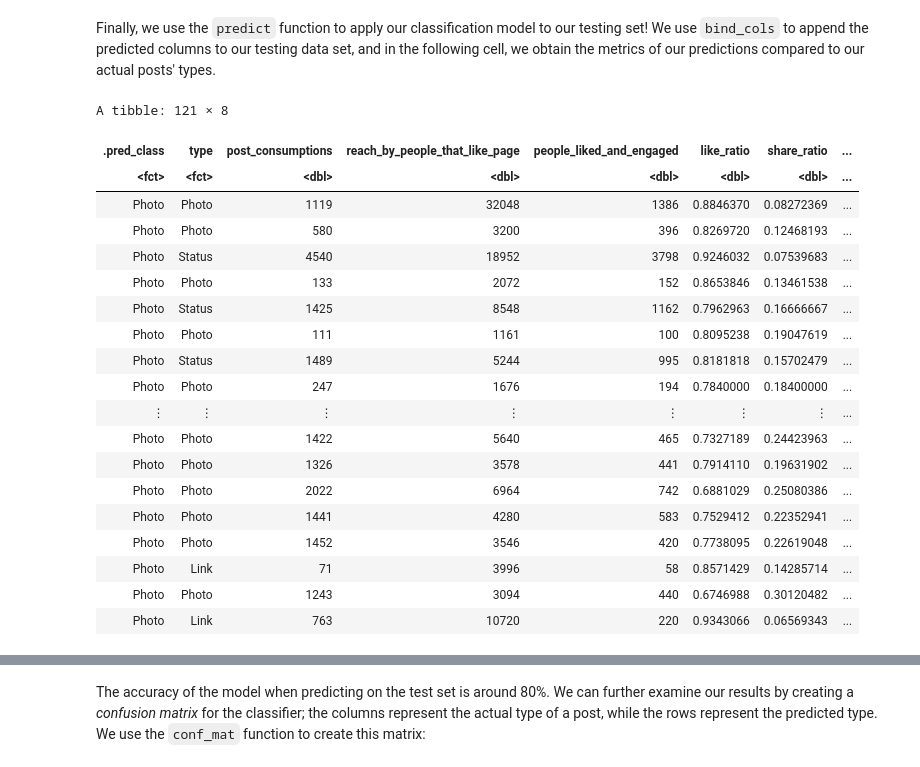
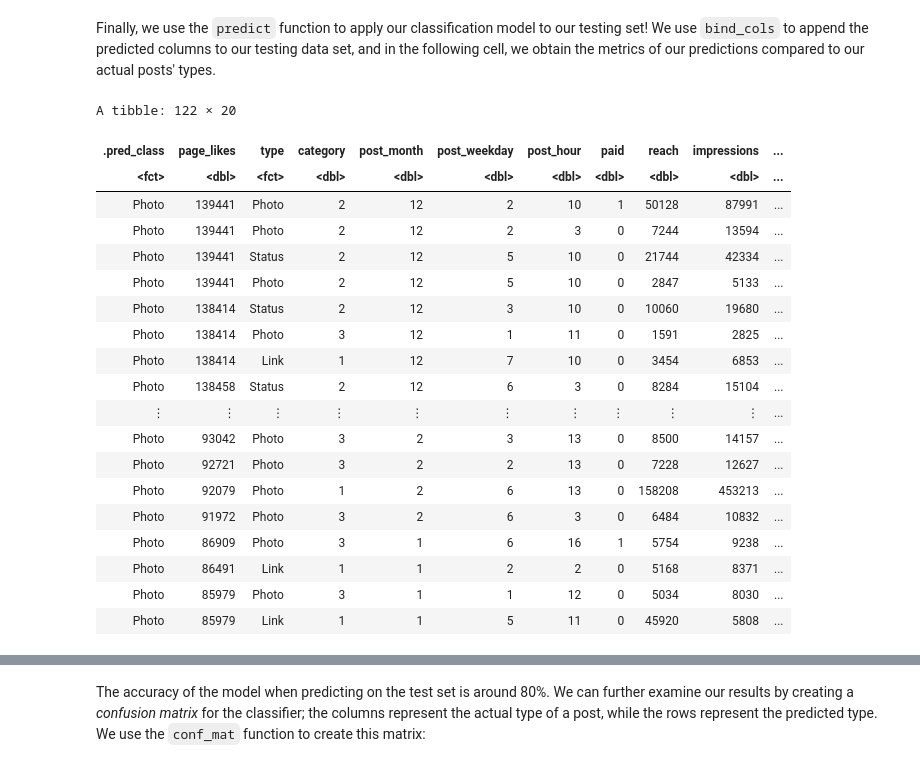
Before and after one commit to lucykvs/DSCI100-Project, a Jupyter notebook: Project.ipynb, the cells around one changed output, grey strips where cells are left out. Saved outputs shown, nothing was run; the diff lists cells and outputs as text; code cells hidden in the pictures.

```diff
--- a/Project.ipynb
+++ b/Project.ipynb
@@ -124,6 +143,6 @@ Here, we split our data set into a training set and a testing set using the `ini
 # %%
 # Split the data:
-fb_split <- initial_split(fb_data_clean, prop = 0.75, strata = type)
+fb_split <- initial_split(fb_data_mutated, prop = 0.75, strata = type)
 fb_train <- training(fb_split)
 fb_test <- testing(fb_split)
 
@@ -186,15 +184,10 @@ colnames(fb_test)
 # %%
 fb_train_selected1 <- fb_train %>%
             select(-post_month, -post_weekday, -post_hour, -category, -paid) %>%
-            select(type, page_likes, reach:interactions) # reorder the df so that type is first, so that we can display only that row
-
-fb_test_selected1 <- fb_test %>%
-            select(-post_month, -post_weekday, -post_hour, -category, -paid) %>%
-            select(type, page_likes, reach:interactions) # reorder the df so that type is first, so that we can display only that row
+            select(type, page_likes, reach:engagement_ratio) # reorder the df so that type is first, so that we can display only that row
 
 # Columns after selection
 colnames(fb_train_selected1)
-colnames(fb_test_selected1)
 # %% [output]
  [1] "type"
  [2] "page_likes"
@@ -285,3 +242,6 @@ fb_test_selected2 <- fb_test_selected1 %>%
+# %%
+fb_train_selected2 <- fb_train_selected1 %>%
+            select(-page_likes, -reach, -impressions, -engaged_users, -post_consumers, -impressions_by_people_that_liked_page)
 # %% [markdown]
 We again use the ggpairs function to observe boxplots of the remaining and new potential predictors:
 # %%
@@ -408,12 +359,20 @@ A tibble: 4 × 2
 Now that the class imbalance has been fixed, we can proceed with creating our classification model. In the following cell, we create the model recipe. We will attempt to predict `type` from all columns we have left in our data frame as predictors. We include a `step_scale` and `step_center` to center and scale the data as good practice, to ensure that no variable which may be on a larger scale than another will dominate the predictions. The `prep` functions is used to compute anything necessary to run the recipe, e.g., the data's column means and standard deviations.
 # %%
 # Create the recipe
-fb_recipe <- recipe(type ~  ., data = fb_train_upsampled) %>%
+fb_recipe <- recipe(type ~ post_consumptions +
+                           reach_by_people_that_like_page +
+                           people_liked_and_engaged +
+                           like_ratio +
+                           share_ratio +
+                           engagement_ratio,
+                data = fb_train_upsampled) %>%
                 step_scale(all_predictors()) %>%
                 step_center(all_predictors()) %>%
                 prep()
 
 fb_recipe
+
+colnames(fb_train_upsampled)
 # %% [output]
 Data Recipe
 
@@ -550,30 +513,30 @@ Best k: 2
 # %% [markdown]
 Finally, we use the `predict` function to apply our classification model to our testing set! We use `bind_cols` to append the predicted columns to our testing data set, and in the following cell, we obtain the metrics of our predictions compared to our actual posts' types.
 # %%
-fb_predictions <- predict(knn_fit, fb_test_selected_final) %>%
-  bind_cols(fb_test_selected_final)
+fb_predictions <- predict(knn_fit, fb_test) %>%
+  bind_cols(fb_test)
 fb_predictions
 # %% [output]
-A tibble: 121 × 8
+A tibble: 122 × 20
-| .pred_class | type | post_consumptions | reach_by_people_that_like_page | people_liked_and_engaged | like_ratio | share_ratio | ... |
-| <fct> | <fct> | <dbl> | <dbl> | <dbl> | <dbl> | <dbl> | ... |
-| Photo | Photo | 1119 | 32048 | 1386 | 0.8846370 | 0.08272369 | ... |
-| Photo | Photo | 580 | 3200 | 396 | 0.8269720 | 0.12468193 | ... |
-| Photo | Status | 4540 | 18952 | 3798 | 0.9246032 | 0.07539683 | ... |
-| Photo | Photo | 133 | 2072 | 152 | 0.8653846 | 0.13461538 | ... |
-| Photo | Status | 1425 | 8548 | 1162 | 0.7962963 | 0.16666667 | ... |
-| Photo | Photo | 111 | 1161 | 100 | 0.8095238 | 0.19047619 | ... |
-| Photo | Status | 1489 | 5244 | 995 | 0.8181818 | 0.15702479 | ... |
-| Photo | Photo | 247 | 1676 | 194 | 0.7840000 | 0.18400000 | ... |
-| ⋮ | ⋮ | ⋮ | ⋮ | ⋮ | ⋮ | ⋮ | ... |
-| Photo | Photo | 1422 | 5640 | 465 | 0.7327189 | 0.24423963 | ... |
-| Photo | Photo | 1326 | 3578 | 441 | 0.7914110 | 0.19631902 | ... |
-| Photo | Photo | 2022 | 6964 | 742 | 0.6881029 | 0.25080386 | ... |
-| Photo | Photo | 1441 | 4280 | 583 | 0.7529412 | 0.22352941 | ... |
-| Photo | Photo | 1452 | 3546 | 420 | 0.7738095 | 0.22619048 | ... |
-| Photo | Link | 71 | 3996 | 58 | 0.8571429 | 0.14285714 | ... |
-| Photo | Photo | 1243 | 3094 | 440 | 0.6746988 | 0.30120482 | ... |
-| Photo | Link | 763 | 10720 | 220 | 0.9343066 | 0.06569343 | ... |
+| .pred_class | page_likes | type | category | post_month | post_weekday | post_hour | paid | reach | impressions | ... |
+| <fct> | <dbl> | <fct> | <dbl> | <dbl> | <dbl> | <dbl> | <dbl> | <dbl> | <dbl> | ... |
+| Photo | 139441 | Photo | 2 | 12 | 2 | 10 | 1 | 50128 | 87991 | ... |
+| Photo | 139441 | Photo | 2 | 12 | 2 | 3 | 0 | 7244 | 13594 | ... |
+| Photo | 139441 | Status | 2 | 12 | 5 | 10 | 0 | 21744 | 42334 | ... |
+| Photo | 139441 | Photo | 2 | 12 | 5 | 10 | 0 | 2847 | 5133 | ... |
+| Photo | 138414 | Status | 2 | 12 | 3 | 10 | 0 | 10060 | 19680 | ... |
+| Photo | 138414 | Photo | 3 | 12 | 1 | 11 | 0 | 1591 | 2825 | ... |
+| Photo | 138414 | Link | 1 | 12 | 7 | 10 | 0 | 3454 | 6853 | ... |
+| Photo | 138458 | Status | 2 | 12 | 6 | 3 | 0 | 8284 | 15104 | ... |
+| ⋮ | ⋮ | ⋮ | ⋮ | ⋮ | ⋮ | ⋮ | ⋮ | ⋮ | ⋮ | ... |
+| Photo | 93042 | Photo | 3 | 2 | 3 | 13 | 0 | 8500 | 14157 | ... |
+| Photo | 92721 | Photo | 3 | 2 | 2 | 13 | 0 | 7228 | 12627 | ... |
+| Photo | 92079 | Photo | 1 | 2 | 6 | 13 | 0 | 158208 | 453213 | ... |
+| Photo | 91972 | Photo | 3 | 2 | 6 | 3 | 0 | 6484 | 10832 | ... |
+| Photo | 86909 | Photo | 3 | 1 | 6 | 16 | 1 | 5754 | 9238 | ... |
+| Photo | 86491 | Link | 1 | 1 | 2 | 2 | 0 | 5168 | 8371 | ... |
+| Photo | 85979 | Photo | 3 | 1 | 1 | 12 | 0 | 5034 | 8030 | ... |
+| Photo | 85979 | Link | 1 | 1 | 5 | 11 | 0 | 45920 | 5808 | ... |
 # %%
 fb_prediction_accuracy <- fb_predictions %>%
   metrics(truth = type, estimate = .pred_class)
```
Also changed, not shown: parts of 31 cells of this notebook.
